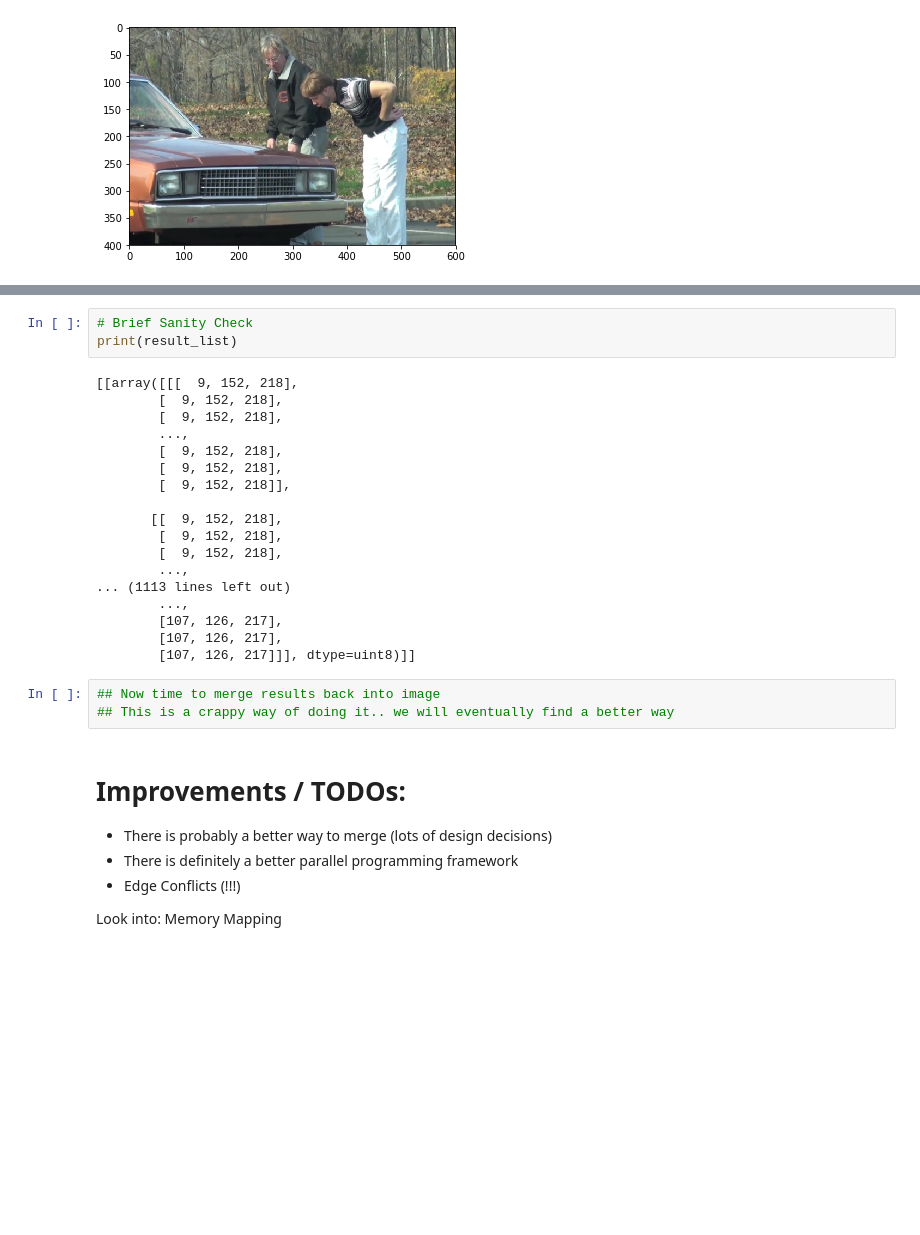
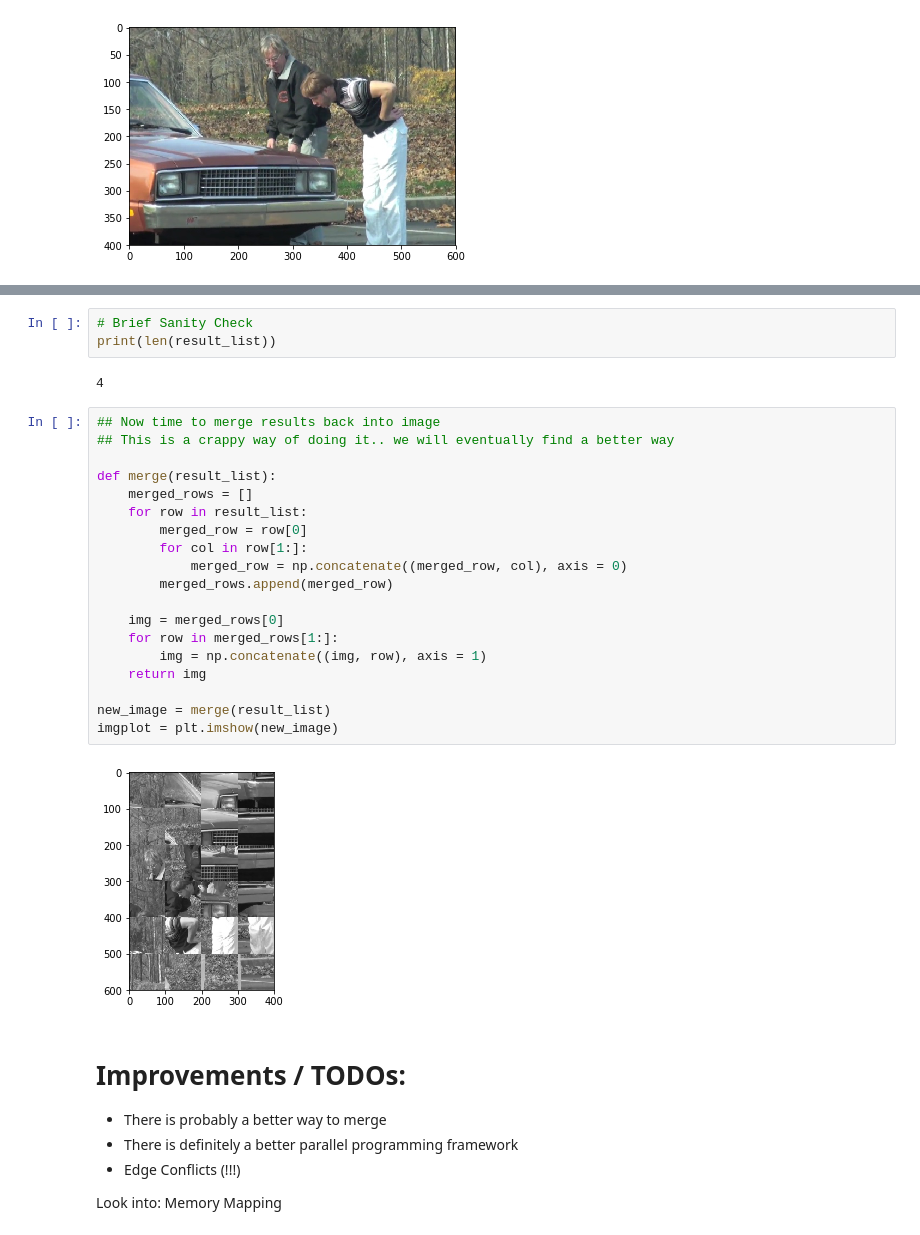
Before and after one commit to zainebrahim/nomads, a Jupyter notebook: source/richard/parallel-exploration-0.ipynb, the cells around one changed output, grey strips where cells are left out. Drawn from its saved outputs; the diff is of its cells as text; blank space fills up the shorter version.

```diff
--- a/source/richard/parallel-exploration-0.ipynb
+++ b/source/richard/parallel-exploration-0.ipynb
@@ -138,31 +135,33 @@ Lock acquired
 Lock released
 # %%
 # Brief Sanity Check
-print(result_list)
+print(len(result_list))
 # %% [output]
-[[array([[[  9, 152, 218],
-        [  9, 152, 218],
-        [  9, 152, 218],
-        ...,
-        [  9, 152, 218],
-        [  9, 152, 218],
-        [  9, 152, 218]],
-
-       [[  9, 152, 218],
-        [  9, 152, 218],
-        [  9, 152, 218],
-        ...,
-... (1113 lines left out)
-        ...,
-        [107, 126, 217],
-        [107, 126, 217],
-        [107, 126, 217]]], dtype=uint8)]]
+4
 # %%
 ## Now time to merge results back into image
 ## This is a crappy way of doing it.. we will eventually find a better way
+
+def merge(result_list):
+    merged_rows = []
+    for row in result_list:
+        merged_row = row[0]
+        for col in row[1:]:
+            merged_row = np.concatenate((merged_row, col), axis = 0)
+        merged_rows.append(merged_row)
+
+    img = merged_rows[0]
+    for row in merged_rows[1:]:
+        img = np.concatenate((img, row), axis = 1)
+    return img
+
+new_image = merge(result_list)
+imgplot = plt.imshow(new_image)
+# %% [output]
+[figure, added]
 # %% [markdown]
 # Improvements / TODOs:
-- There is probably a better way to merge (lots of design decisions)
+- There is probably a better way to merge
 - There is definitely a better parallel programming framework
 - Edge Conflicts (!!!)
 
```
Also changed, not shown: parts of 4 cells of this notebook.
